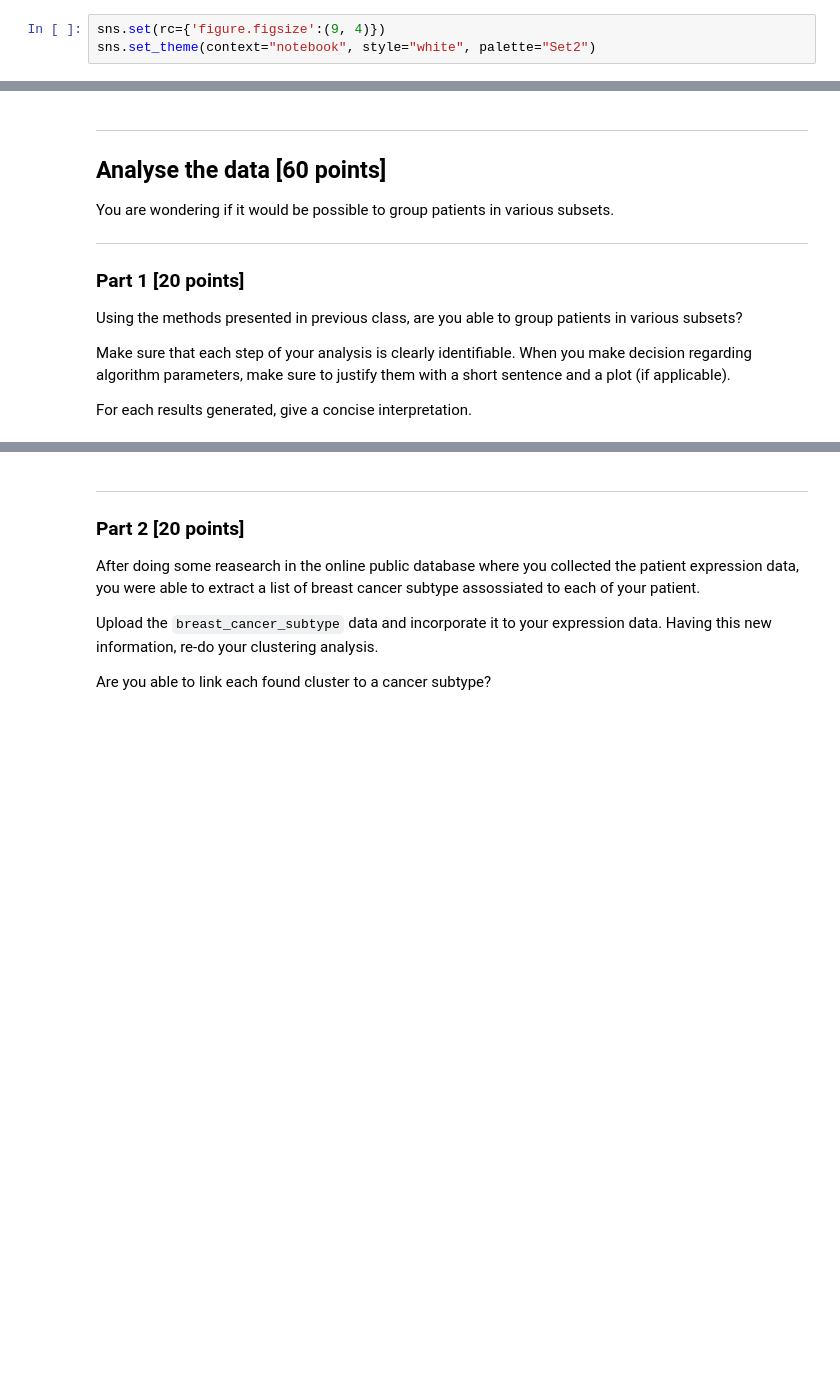
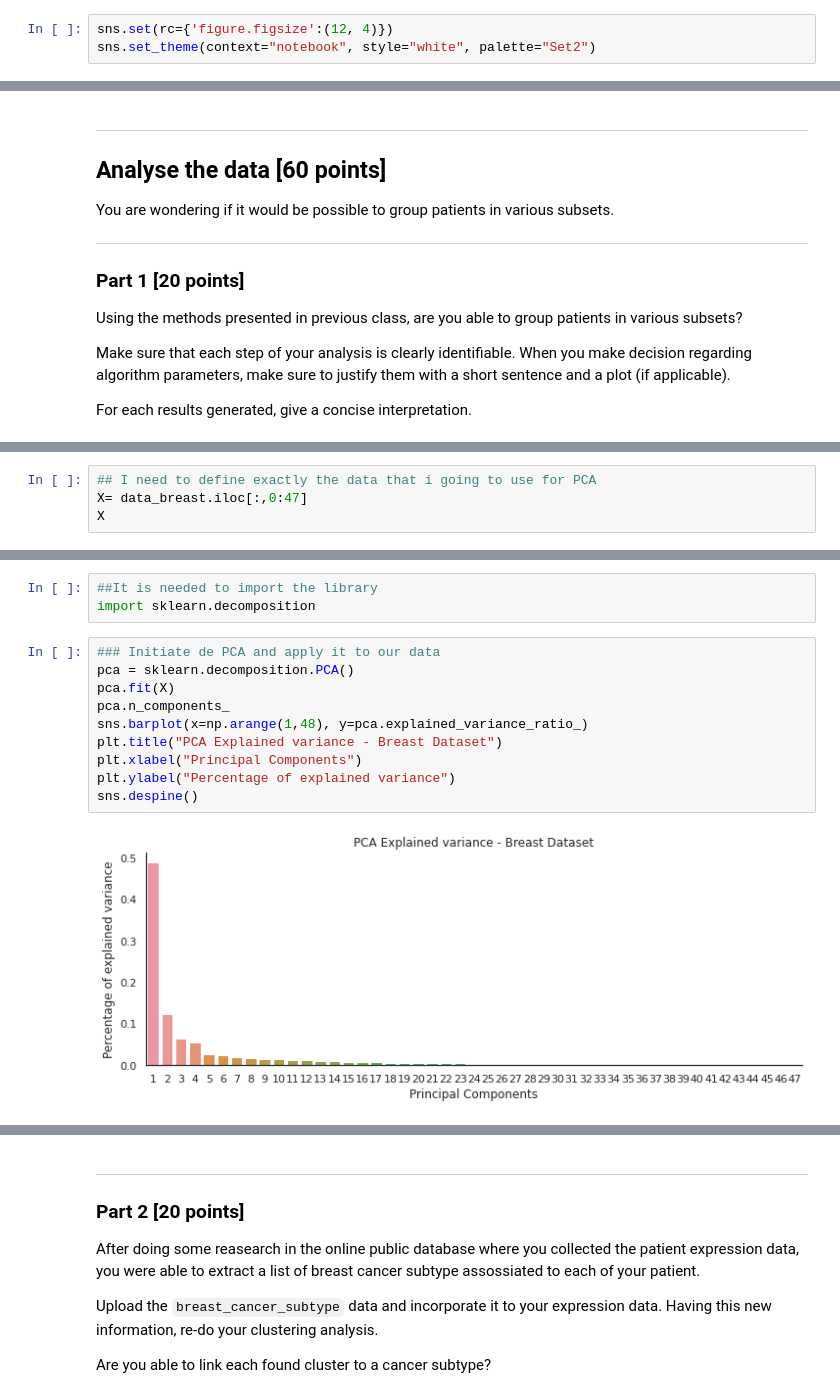
Before and after one commit to arirosse/s21_data_analysis, a Jupyter notebook: data_analysis_3.ipynb, the cells around one changed output, grey strips where cells are left out. Drawn from its saved outputs; the diff is of its cells as text; blank space fills up the shorter version.

```diff
--- a/data_analysis_3.ipynb
+++ b/data_analysis_3.ipynb
@@ -24,7 +24,7 @@ import numpy as np
 import seaborn as sns
 import matplotlib.pyplot as plt
 # %%
-sns.set(rc={'figure.figsize':(9, 4)})
+sns.set(rc={'figure.figsize':(12, 4)})
 sns.set_theme(context="notebook", style="white", palette="Set2")
 # %% [markdown]
 ## Explore the data [35 points]
@@ -87,0 +182,4 @@ For each results generated, give a concise interpretation.
+# %%
+## I need to define exactly the data that i going to use for PCA
+X= data_breast.iloc[:,0:47]
+X
@@ -87,0 +200,15 @@ For each results generated, give a concise interpretation.
+# %%
+##It is needed to import the library
+import sklearn.decomposition
+# %%
+### Initiate de PCA and apply it to our data
+pca = sklearn.decomposition.PCA()
+pca.fit(X)
+pca.n_components_
+sns.barplot(x=np.arange(1,48), y=pca.explained_variance_ratio_)
+plt.title("PCA Explained variance - Breast Dataset")
+plt.xlabel("Principal Components")
+plt.ylabel("Percentage of explained variance")
+sns.despine()
+# %% [output]
+[figure, added]
```
Also changed, not shown: parts of 31 cells of this notebook, 1 other file.
